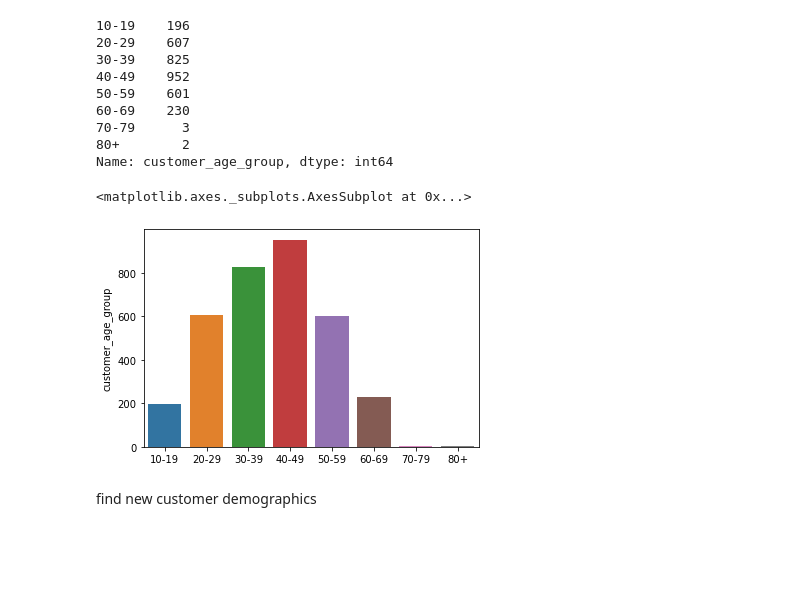
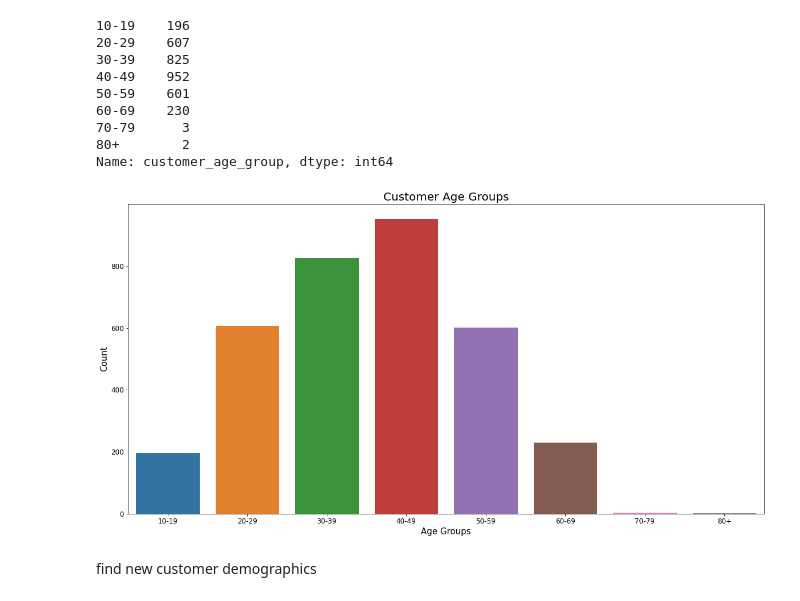
Before and after one commit to daniel8691/Market_strategy_analysis, a Jupyter notebook: Module_two/module_two_dataanalysis.ipynb, the cells around one changed output. Cells and saved outputs as stored; diff of their text form; code cells hidden in the pictures; blank space fills up the shorter version.

```diff
--- a/Module_two/module_two_dataanalysis.ipynb
+++ b/Module_two/module_two_dataanalysis.ipynb
@@ -526,10 +526,15 @@ age_group_demographic
 70-79      3
 80+        2
 Name: customer_age_group, dtype: int64
-# %%
-sns.barplot(x = age_group_demographic.index, y= age_group_demographic)
-# %% [output]
-<matplotlib.axes._subplots.AxesSubplot at 0x...>
-[figure, removed]
+# %%
+ax = sns.barplot(x = age_group_demographic.index, y= age_group_demographic)
+ax.set_title("Customer Age Groups", fontsize=20)
+ax.set_xlabel("Age Groups", fontsize=15)
+ax.set_ylabel("Count",fontsize=15)
+ax.tick_params(labelsize=12)
+rcParams['figure.figsize'] = 20,10
+plt.savefig("ppt_graphs/customer_age_groups.png")
+# %% [output]
+[figure, added]
 # %% [markdown]
 find new customer demographics
```
Also changed, not shown: parts of 30 cells of this notebook, 5 other files.
